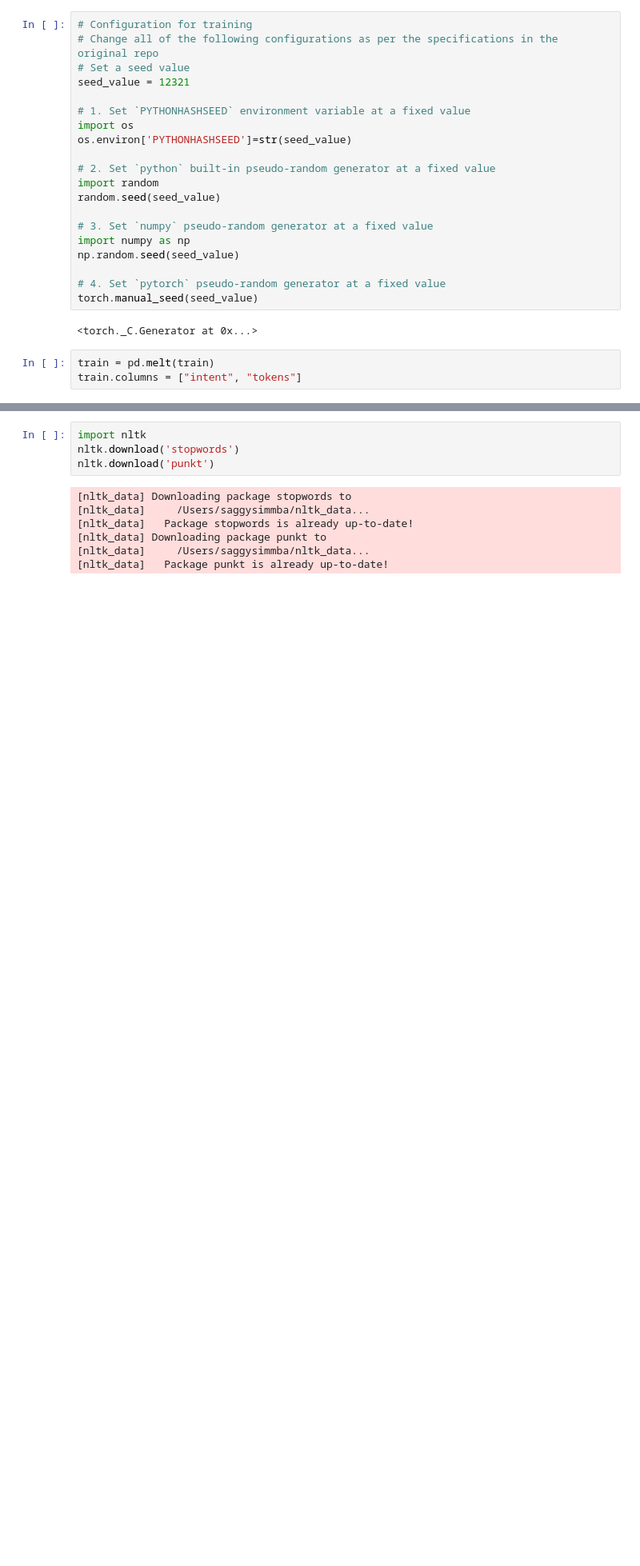
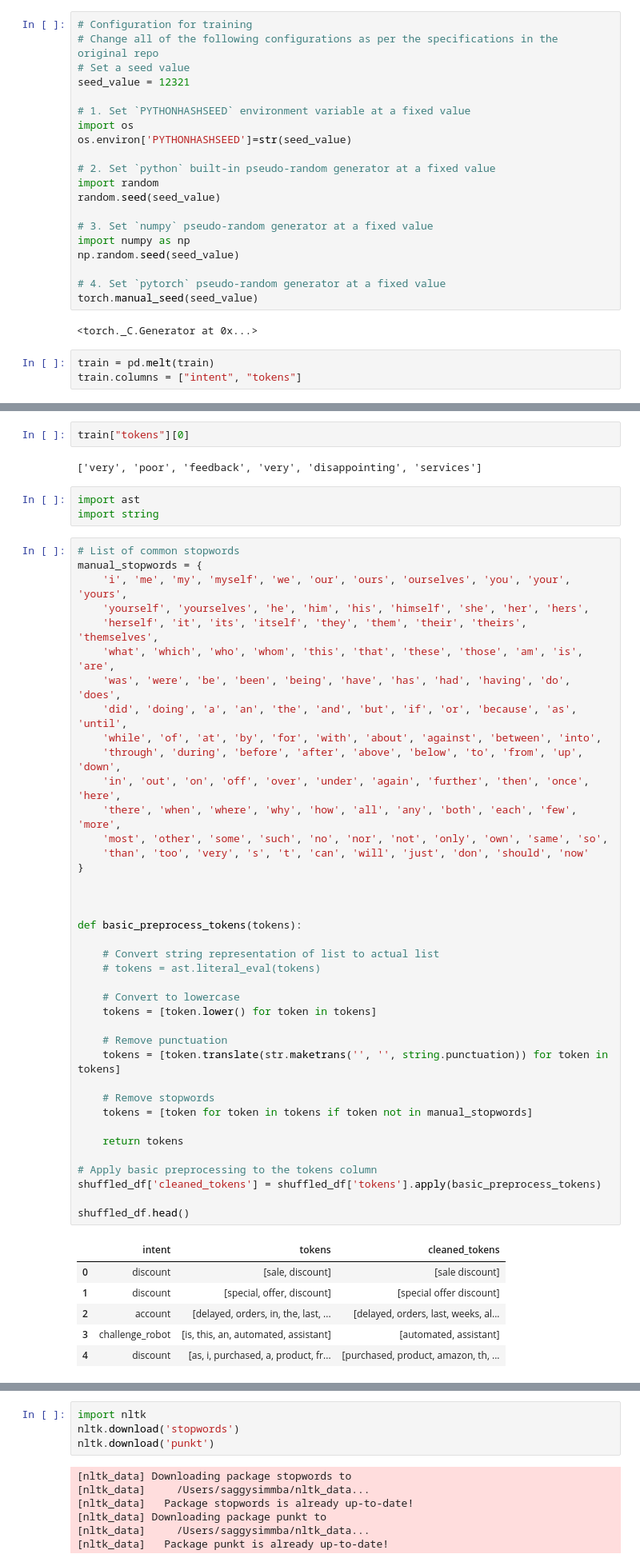
Before and after one commit to sinhasagar507/Customer-support-bot, a Jupyter notebook: notebooks/3.0_intent_classification_torch.ipynb, the cells around one changed output, grey strips where cells are left out. Shown at 80% size. Cells and saved outputs as stored; diff of their text form; blank space fills up the shorter version.

```diff
--- a/notebooks/3.0_intent_classification_torch.ipynb
+++ b/notebooks/3.0_intent_classification_torch.ipynb
@@ -145,0 +158,53 @@ shuffled_df
+# %%
+train["tokens"][0]
+# %% [output]
+['very', 'poor', 'feedback', 'very', 'disappointing', 'services']
+# %%
+import ast
+import string
+# %%
+# List of common stopwords
+manual_stopwords = {
+    'i', 'me', 'my', 'myself', 'we', 'our', 'ours', 'ourselves', 'you', 'your', 'yours',
+    'yourself', 'yourselves', 'he', 'him', 'his', 'himself', 'she', 'her', 'hers',
+    'herself', 'it', 'its', 'itself', 'they', 'them', 'their', 'theirs', 'themselves',
+    'what', 'which', 'who', 'whom', 'this', 'that', 'these', 'those', 'am', 'is', 'are',
+    'was', 'were', 'be', 'been', 'being', 'have', 'has', 'had', 'having', 'do', 'does',
+    'did', 'doing', 'a', 'an', 'the', 'and', 'but', 'if', 'or', 'because', 'as', 'until',
+    'while', 'of', 'at', 'by', 'for', 'with', 'about', 'against', 'between', 'into',
+    'through', 'during', 'before', 'after', 'above', 'below', 'to', 'from', 'up', 'down',
+    'in', 'out', 'on', 'off', 'over', 'under', 'again', 'further', 'then', 'once', 'here',
+    'there', 'when', 'where', 'why', 'how', 'all', 'any', 'both', 'each', 'few', 'more',
+    'most', 'other', 'some', 'such', 'no', 'nor', 'not', 'only', 'own', 'same', 'so',
+    'than', 'too', 'very', 's', 't', 'can', 'will', 'just', 'don', 'should', 'now'
+}
+
+
+
+def basic_preprocess_tokens(tokens):
+
+    # Convert string representation of list to actual list
+    # tokens = ast.literal_eval(tokens)
+
+    # Convert to lowercase
+    tokens = [token.lower() for token in tokens]
+
+    # Remove punctuation
+    tokens = [token.translate(str.maketrans('', '', string.punctuation)) for token in tokens]
+
+    # Remove stopwords
+    tokens = [token for token in tokens if token not in manual_stopwords]
+
+    return tokens
+
+# Apply basic preprocessing to the tokens column
+shuffled_df['cleaned_tokens'] = shuffled_df['tokens'].apply(basic_preprocess_tokens)
+
+shuffled_df.head()
+# %% [output]
+|  | intent | tokens | cleaned_tokens |
+| 0 | discount | [sale, discount] | [sale discount] |
+| 1 | discount | [special, offer, discount] | [special offer discount] |
+| 2 | account | [delayed, orders, in, the, last, ... | [delayed, orders, last, weeks, al... |
+| 3 | challenge_robot | [is, this, an, automated, assistant] | [automated, assistant] |
+| 4 | discount | [as, i, purchased, a, product, fr... | [purchased, product, amazon, th, ... |
```
Also changed, not shown: parts of 56 cells of this notebook, 4 other files.
